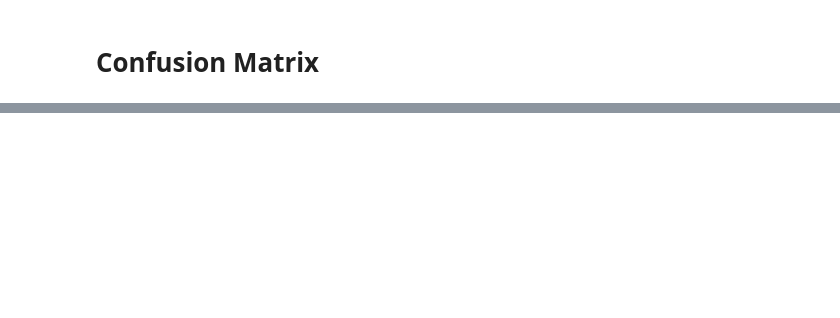
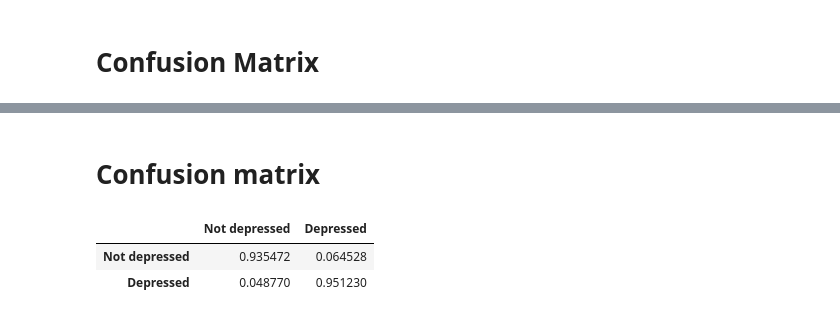
Before and after one commit to sgit0002/YMseekA, a Jupyter notebook: Iteration-3/final.ipynb, the cells around one changed output, grey strips where cells are left out. Drawn from its saved outputs; the diff is of its cells as text; code cells hidden in the pictures; blank space fills up the shorter version.

```diff
--- a/Iteration-3/final.ipynb
+++ b/Iteration-3/final.ipynb
@@ -269,0 +264,10 @@ ValueError: Classification metrics can't handle a mix of multilabel-indicator an
+# %%
+model2 = Sequential()
+model2.add(layers.Embedding(max_words, 64, input_length=max_len))
+model2.add(layers.Bidirectional(layers.LSTM(30,dropout=0.5)))
+
+model2.add(layers.Dense(2,activation='sigmoid'))
+model2.compile(optimizer='rmsprop',loss='binary_crossentropy', metrics=['accuracy'])
+# %%
+checkpoint2 = ModelCheckpoint("best_model2.hdf5", monitor='val_accuracy', verbose=1,save_best_only=True, mode='auto', period=1,save_weights_only=False)
+history = model2.fit(X_train, y_train, epochs=70,validation_data=(X_test, y_test),callbacks=[checkpoint2])
@@ -269,0 +294,18 @@ ValueError: Classification metrics can't handle a mix of multilabel-indicator an
+# %% [markdown]
+# Confusion matrix
+# %%
+from sklearn.metrics import confusion_matrix
+import seaborn as sns
+import matplotlib.pyplot as plt
+matrix = confusion_matrix(np.around(y_test, decimals=0).argmax(axis=1), np.around(model2.predict(X_test), decimals=0).argmax(axis=1))
+conf_matrix = pd.DataFrame(matrix, index = ['0','1'],columns = ['0','1'])
+#Normalizing
+conf_matrix = conf_matrix.astype('float') / conf_matrix.sum(axis=1)[:, np.newaxis]
+plt.figure(figsize = (15,15))
+sns.heatmap(conf_matrix, annot=True, annot_kws={"size": 15})
+# %%
+TP = conf_matrix.Depressed[1]
+# %% [output]
+|  | Not depressed | Depressed |
+| Not depressed | 0.935472 | 0.064528 |
+| Depressed | 0.048770 | 0.951230 |
```
Also changed, not shown: parts of 11 cells of this notebook, 1 other file.
